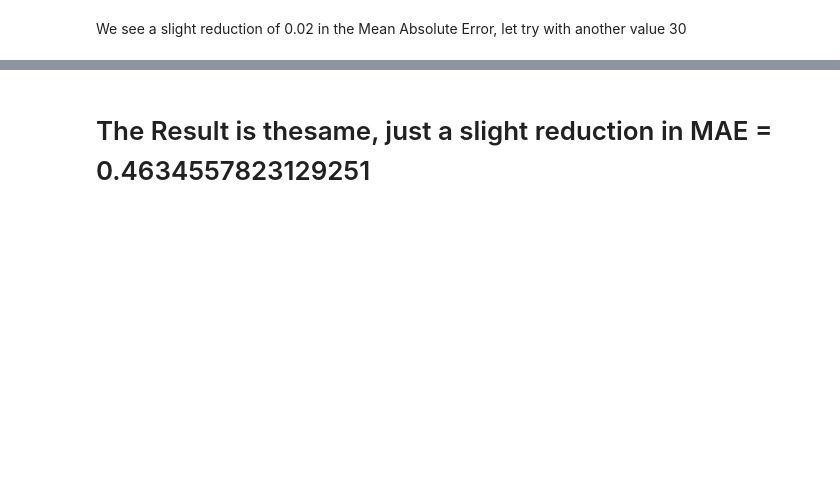
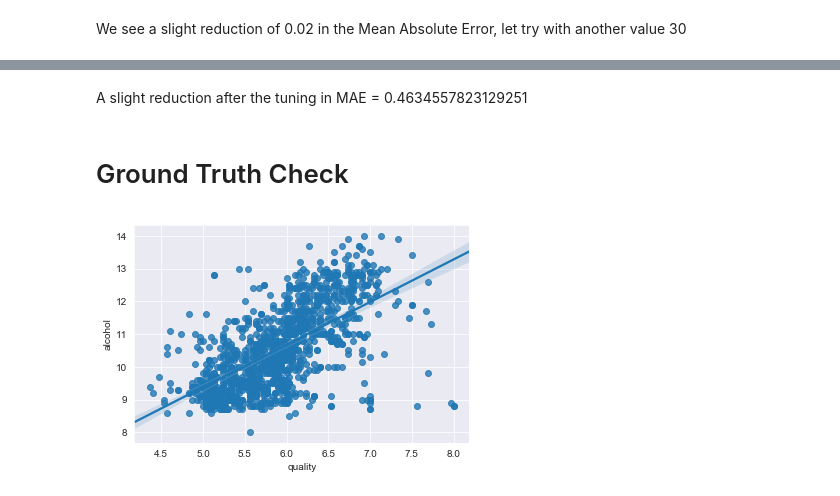
Before and after one commit to velitchko/machine-learning, a Jupyter notebook: assignment_1/Winequality.ipynb, the cells around one changed output, grey strips where cells are left out. Saved outputs shown, nothing was run; the diff lists cells and outputs as text; code cells hidden in the pictures; blank space fills up the shorter version.

```diff
--- a/assignment_1/Winequality.ipynb
+++ b/assignment_1/Winequality.ipynb
@@ -279,2 +281,2 @@ mean_absolute_error(y_pred,y_test)
 # %% [markdown]
-# The Result is thesame, just a slight reduction in MAE = 0.4634557823129251
+A slight reduction after the tuning in MAE = 0.4634557823129251
@@ -283,0 +283,2 @@ mean_absolute_error(y_pred,y_test)
+# %% [markdown]
+# Ground Truth Check
@@ -283,0 +287,11 @@ mean_absolute_error(y_pred,y_test)
+# %%
+
+y_axis = list(y_pred)
+x_axis = list(x_test['alcohol'])
+
+d = {'quality': y_axis, 'alcohol': x_axis}
+plot_data = pd.DataFrame(d)
+
+sns.regplot(x="quality", y="alcohol", data=plot_data);
+# %% [output]
+[figure, added]
```
Also changed, not shown: parts of 8 cells of this notebook, 1 other file.
